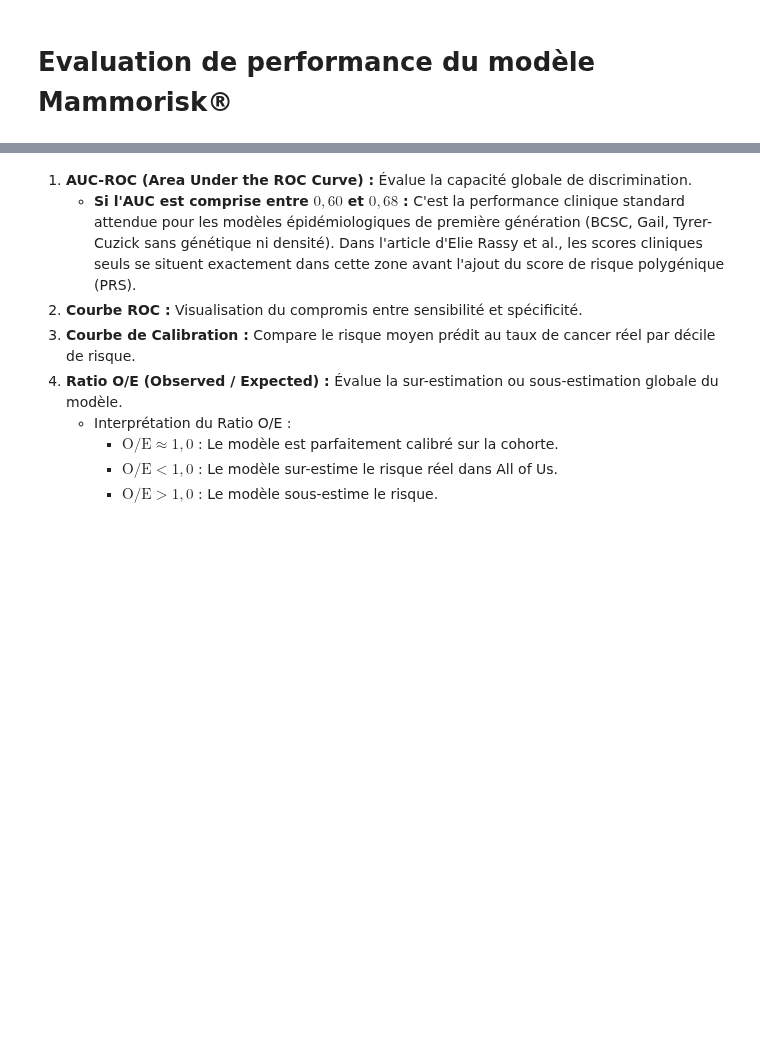
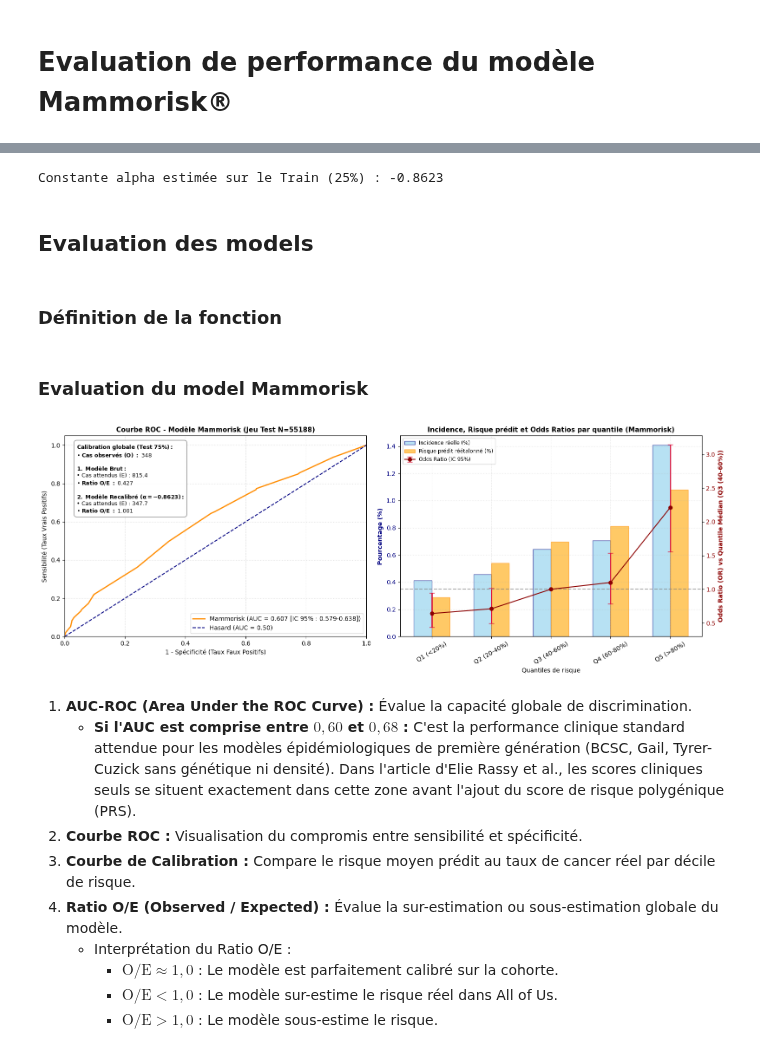
Before and after one commit to RR-DataSciences/Multi-trait-GWAS-in-admixed-populations, a Jupyter notebook: notebooks/56_Run_Mammorisk.ipynb, the cells around one changed output, grey strips where cells are left out. Saved outputs shown, nothing was run; the diff lists cells and outputs as text; code cells hidden in the pictures; blank space fills up the shorter version.

```diff
--- a/notebooks/56_Run_Mammorisk.ipynb
+++ b/notebooks/56_Run_Mammorisk.ipynb
@@ -145,2 +175,16 @@ df_bcscRisk_Mammorisk["score_mammorisk"].plot.hist(bins=20)
+# %%
+# get the bucket name
+my_bucket = os.getenv('WORKSPACE_BUCKET')
+
+name_of_file_in_bucket = "train_ids_eur.csv"
+
+train_ids_eur = pd.read_csv(my_bucket +'/Data/'+ name_of_file_in_bucket, sep=',', low_memory=False)
+# %%
+# get the bucket name
+my_bucket = os.getenv('WORKSPACE_BUCKET')
+
+name_of_file_in_bucket = "test_ids_eur.csv"
+
+test_ids_eur = pd.read_csv(my_bucket +'/Data/'+ name_of_file_in_bucket, sep=',', low_memory=False)
 # %% [markdown]
 # Evaluation de performance du modèle Mammorisk®
@@ -384,0 +193,23 @@ plt.show()
+# %%
+import statsmodels.api as sm
+
+# 3. Calcul de alpha sur le jeu TRAIN (25%)
+df_train = df_Mammorisk[df_Mammorisk['person_id'].isin(list(train_ids_eur["person_id"]))].copy()
+
+y_train = df_train["has_bc"]
+p_train = np.clip(df_train["score_mammorisk"], 1e-6, 1.0 - 1e-6)
+logit_p_train = np.log(p_train / (1.0 - p_train))
+
+# Régression logistique avec Offset
+X_train_const = np.ones((len(df_train), 1))
+model_recalib = sm.Logit(y_train, X_train_const, offset=logit_p_train).fit(disp=False)
+
+# Extraction de la constante de recalibration
+alpha = model_recalib.params["const"]
+print(f"Constante alpha estimée sur le Train (25%) : {alpha:.4f}")
+# %% [output]
+Constante alpha estimée sur le Train (25%) : -0.8623
+# %% [markdown]
+## Evaluation des models
+# %% [markdown]
+### Définition de la fonction
@@ -385,3 +510,17 @@ plt.show()
+# %% [markdown]
+### Evaluation du model Mammorisk
+# %%
+# Exemple pour Mammorisk
+metrics_mammo, df_mammo_eval = evaluate_and_plot_model(
+    df_data=df_Mammorisk,
+    test_ids=test_ids_eur["person_id"],
+    score_col="score_mammorisk",
+    target_col="has_bc",
+    alpha_val=alpha,  # L'alpha spécifique calculé sur le Train pour Mammorisk
+    model_name="Mammorisk",
+)
+# %% [output]
+[figure, added]
 # %% [markdown]
 1. **AUC-ROC (Area Under the ROC Curve) :** Évalue la capacité globale de discrimination.
     * **Si l'AUC est comprise entre $0,60$ et $0,68$ :** C'est la performance clinique standard attendue pour les modèles épidémiologiques de première génération (BCSC, Gail, Tyrer-Cuzick sans génétique ni densité). Dans l'article d'Elie Rassy et al., les scores cliniques seuls se situent exactement dans cette zone avant l'ajout du score de risque polygénique (PRS).
```
Also changed, not shown: parts of 20 cells of this notebook, 2 other files.
